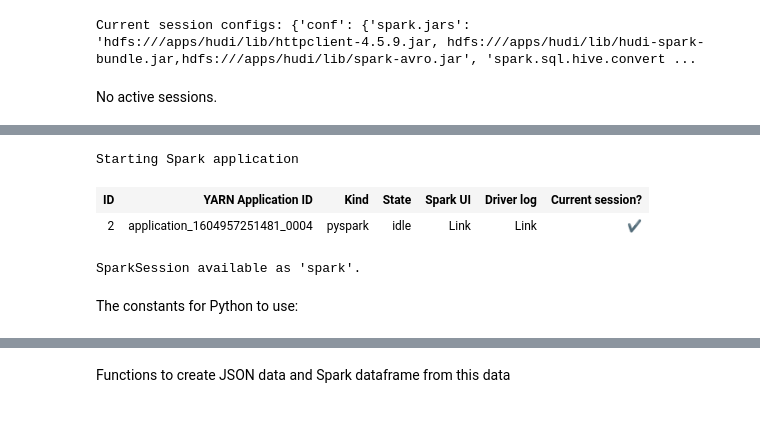
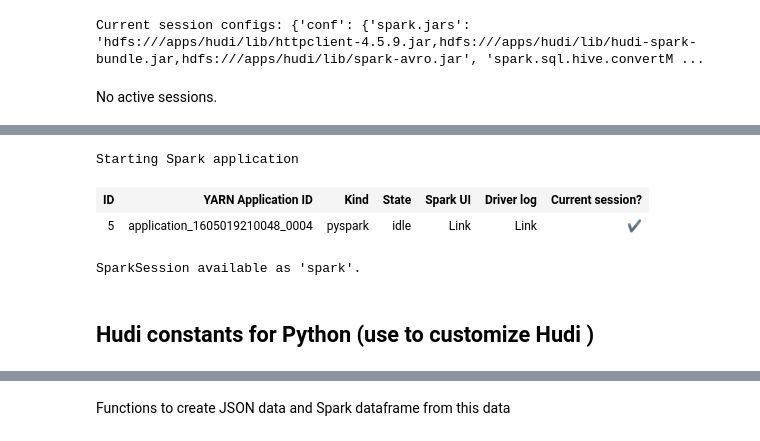
Before and after one commit to andresmaopal/hudi_palacan_demos, a Jupyter notebook: Notebooks/1. Working_with_Hudi_Pyspark_Data_Source_API.ipynb, the cells around one changed output, grey strips where cells are left out. Saved outputs shown, nothing was run; the diff lists cells and outputs as text; code cells hidden in the pictures.

```diff
--- a/Notebooks/1. Working_with_Hudi_Pyspark_Data_Source_API.ipynb
+++ b/Notebooks/1. Working_with_Hudi_Pyspark_Data_Source_API.ipynb
@@ -44,41 +33,40 @@ This notebook covers the following concepts when writing Copy-On-Write and Merge
 %%configure -f
 {
     "conf":  {
-             "spark.jars":"hdfs:///apps/hudi/lib/httpclient-4.5.9.jar, hdfs:///apps/hudi/lib/hudi-spark-bundle.jar,hdfs:///apps/hudi/lib/spark-avro.jar",
+             "spark.jars":"hdfs:///apps/hudi/lib/httpclient-4.5.9.jar,hdfs:///apps/hudi/lib/hudi-spark-bundle.jar,hdfs:///apps/hudi/lib/spark-avro.jar",
              "spark.sql.hive.convertMetastoreParquet":"false",
              "spark.serializer":"org.apache.spark.serializer.KryoSerializer",
              "spark.dynamicAllocation.executorIdleTimeout": 3600,
              "spark.executor.memory": "7G",
              "spark.executor.cores": 3,
-             "spark.dynamicAllocation.initialExecutors":16
+             "spark.dynamicAllocation.initialExecutors":22
            }
 }
 # %% [output]
-Current session configs: {'conf': {'spark.jars': 'hdfs:///apps/hudi/lib/httpclient-4.5.9.jar, hdfs:///apps/hudi/lib/hudi-spark-bundle.jar,hdfs:///apps/hudi/lib/spark-avro.jar', 'spark.sql.hive.convert ...
+Current session configs: {'conf': {'spark.jars': 'hdfs:///apps/hudi/lib/httpclient-4.5.9.jar,hdfs:///apps/hudi/lib/hudi-spark-bundle.jar,hdfs:///apps/hudi/lib/spark-avro.jar', 'spark.sql.hive.convertM ...
 No active sessions.
 # %%
-
 ## CHANGE ME ##
 
-S3_bucket = "hudi-dms-repl-dmslabs3bucket-XXXXXXX"
-S3_target_prefix = "workshop1/hudi_trips_table"
+S3_bucket = "hudi-dms-repl-dmslabs3bucket-1q0p4wdv4oi0j"
+S3_target_prefix = "tmp/hudi_trips_table"
 
 
 config = {
     "table_name": "hudi_trips_table",
     "target": ("s3://{}/{}".format(S3_bucket,S3_target_prefix)),
     "primary_key": "trip_id",
     "sort_key": "tstamp",
     "commits_to_retain": "10"
 }
 # %% [output]
 [interactive output not drawn]
 Starting Spark application
 | ID | YARN Application ID | Kind | State | Spark UI | Driver log | Current session? |
-| 2 | application_1604957251481_0004 | pyspark | idle | Link | Link | ✔ |
+| 5 | application_1605019210048_0004 | pyspark | idle | Link | Link | ✔ |
 SparkSession available as 'spark'.
 # %% [markdown]
-The constants for Python to use:
+## Hudi constants for Python (use to customize Hudi )
 # %%
 # General Constants
 HUDI_FORMAT = "org.apache.hudi"
```
Also changed, not shown: parts of 37 cells of this notebook.
